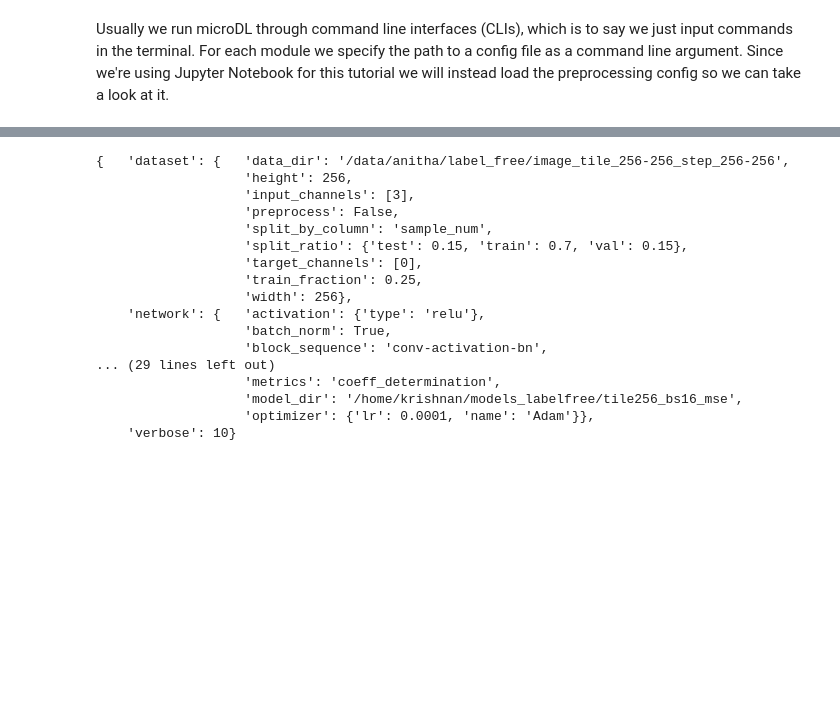
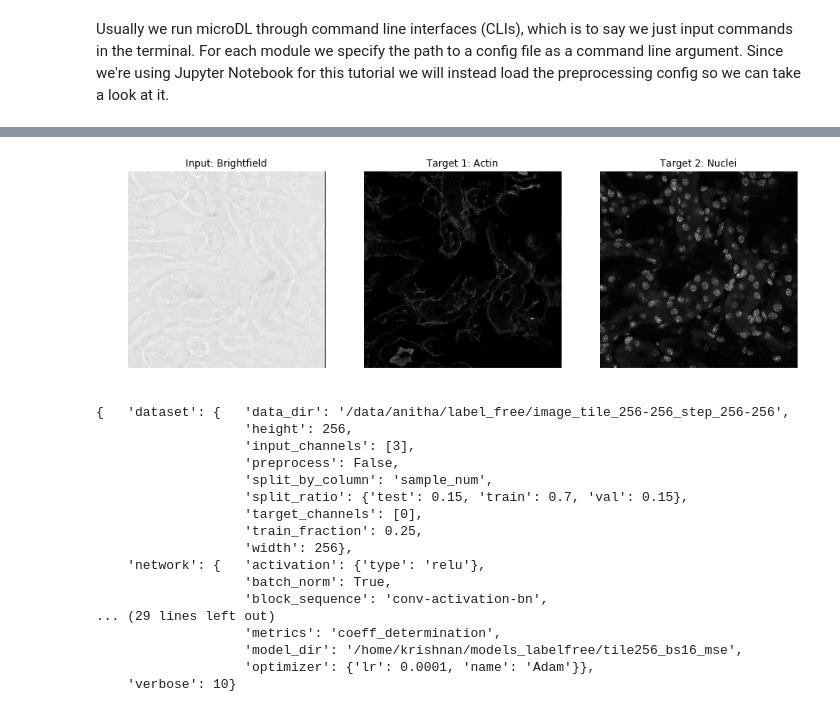
Before and after one commit to mehta-lab/microDL, a Jupyter notebook: notebooks/image_translation.ipynb, the cells around one changed output, grey strips where cells are left out. Cells and saved outputs as stored; diff of their text form; code cells hidden in the pictures; blank space fills up the shorter version.

```diff
--- a/notebooks/image_translation.ipynb
+++ b/notebooks/image_translation.ipynb
@@ -188 +239,16 @@ Now that we've preprocessed our data we're ready to train.
+# %%
+# Brightfield
+im_path = os.path.join(preproc_input_dir, 'img_Transmission_t000_p010_z010.tif')
+im = im_utils.read_image(im_path)
+plt.subplot(131); plt.imshow(im, cmap='gray'); plt.title('Input: Brightfield'); plt.axis('off')
+im_path = os.path.join(preproc_config['input_dir'], 'img_568_t000_p010_z010.tif')
+im = im_utils.read_image(im_path)
+plt.subplot(132); plt.imshow(im, cmap='gray'); plt.title('Target 1: Actin'); plt.axis('off')
+im_path = os.path.join(preproc_config['input_dir'], 'img_405_t000_p010_z010.tif')
+im = im_utils.read_image(im_path)
+plt.subplot(133); plt.imshow(im, cmap='gray'); plt.title('Target 2: Nuclei'); plt.axis('off')
+plt.rcParams['figure.figsize'] = [15, 10]
+plt.show()
+# %% [output]
+[figure, added]
 # %%
```
Also changed, not shown: parts of 20 cells of this notebook, 4 other files.
